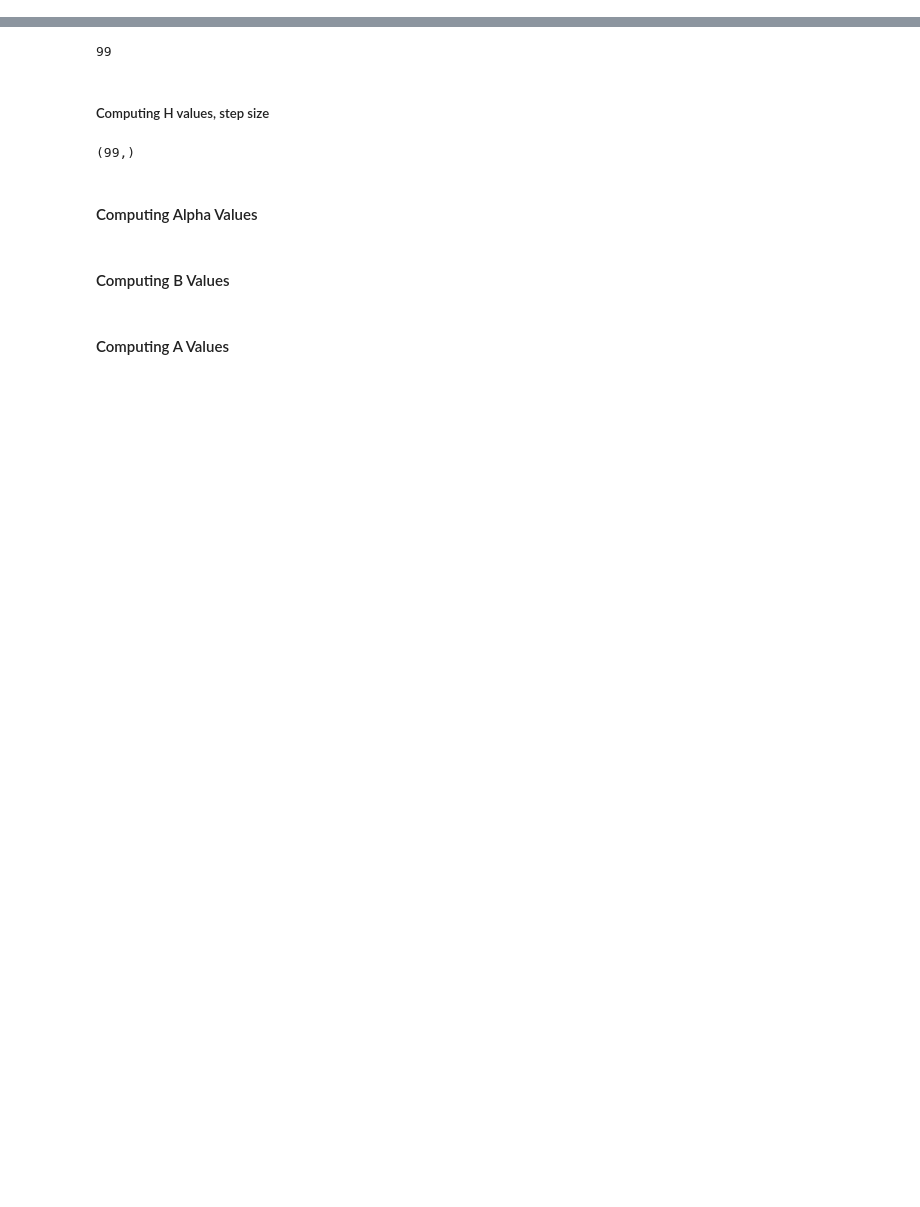
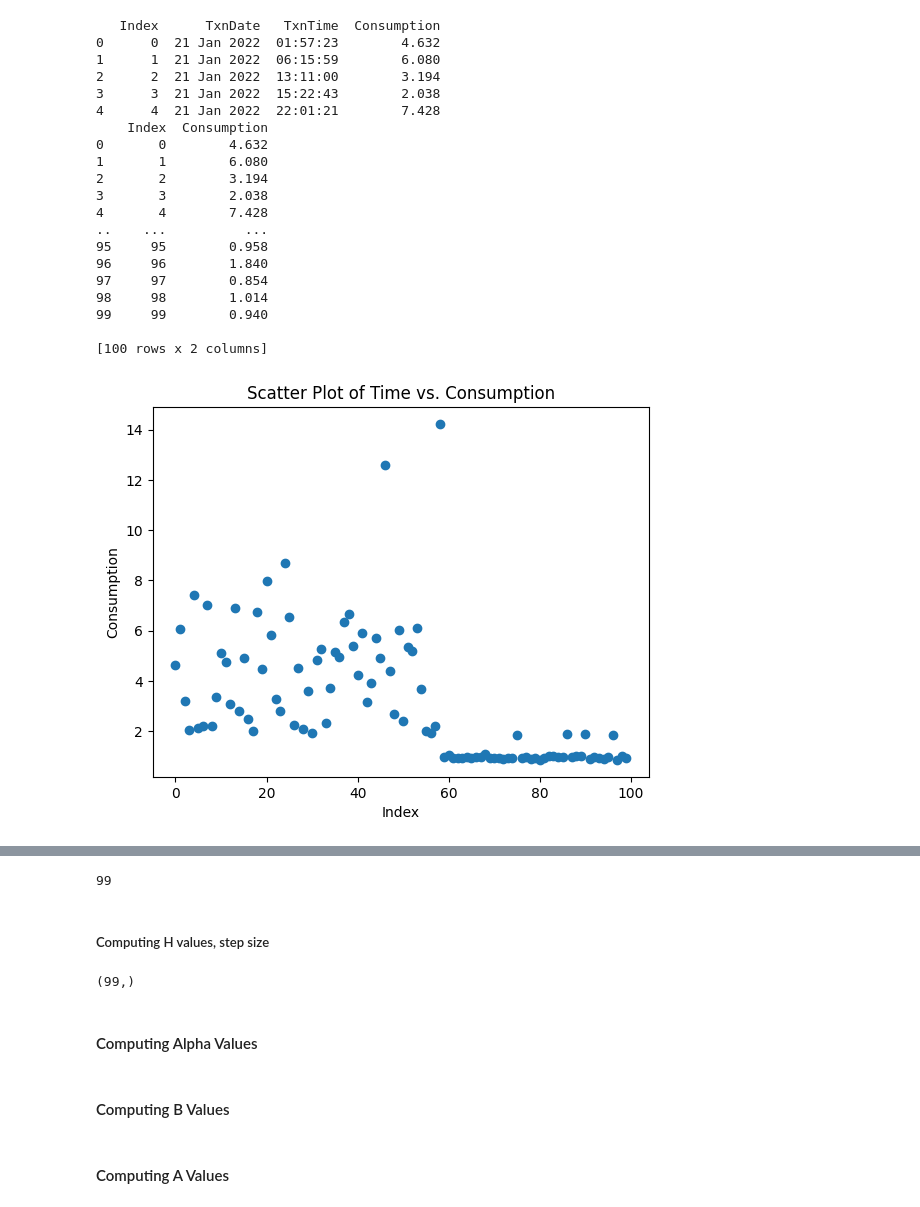
Before and after one commit to Rehannriaz/NumericalAnalysis-Splines, a Jupyter notebook: file.ipynb, the cells around one changed output, grey strips where cells are left out. Drawn from its saved outputs; the diff is of its cells as text; code cells hidden in the pictures; blank space fills up the shorter version.

```diff
--- a/file.ipynb
+++ b/file.ipynb
@@ -1,4 +1,55 @@
 # %%
 import numpy as np
 import matplotlib.pyplot as plt
+# %%
+import pandas as pd
+import matplotlib.pyplot as plt
+
+# Read the CSV file
+df = pd.read_csv('Consumption.csv', sep=',')
+
+
+df = df[:100]
+print(df.head())
+
+
+selected_columns = df[['Index', 'Consumption']]
+print(selected_columns)
+
+# Convert the DataFrame to a numpy array
+xArr = selected_columns[['Index']]
+yArr = selected_columns[['Consumption']]
+
+xArr = np.array(xArr).flatten()
+yArr = np.array(yArr).flatten()
+
+
+# Plot the data
+plt.scatter(xArr, yArr)
+plt.xlabel('Index')
+plt.ylabel('Consumption')
+plt.title('Scatter Plot of Time vs. Consumption')
+plt.show()
+# %% [output]
+   Index      TxnDate   TxnTime  Consumption
+0      0  21 Jan 2022  01:57:23        4.632
+1      1  21 Jan 2022  06:15:59        6.080
+2      2  21 Jan 2022  13:11:00        3.194
+3      3  21 Jan 2022  15:22:43        2.038
+4      4  21 Jan 2022  22:01:21        7.428
+    Index  Consumption
+0       0        4.632
+1       1        6.080
+2       2        3.194
+3       3        2.038
+4       4        7.428
+..    ...          ...
+95     95        0.958
+96     96        1.840
+97     97        0.854
+98     98        1.014
+99     99        0.940
+
+[100 rows x 2 columns]
+[figure, added]
 # %%
```
Also changed, not shown: parts of 5 cells of this notebook, 1 other file.
